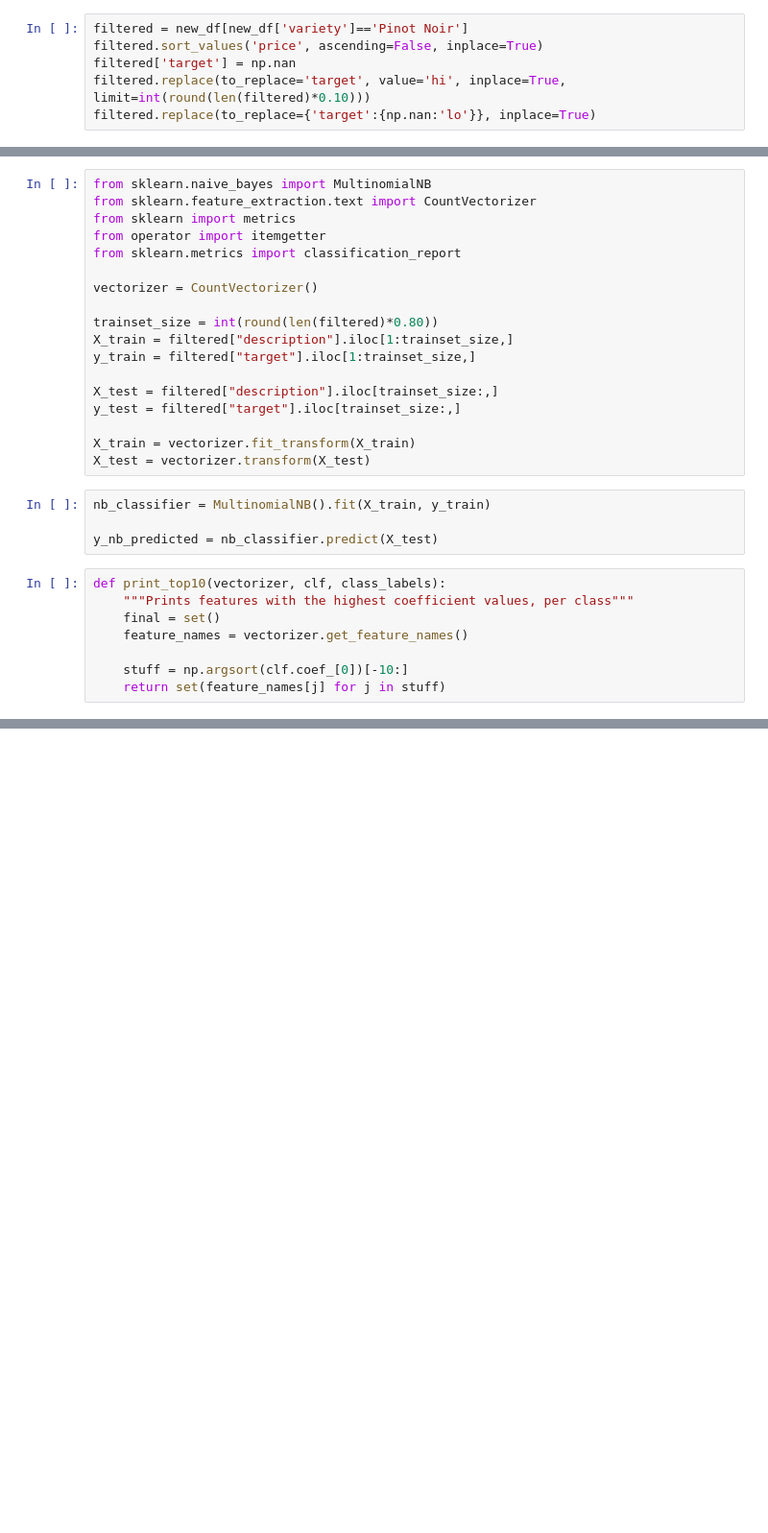
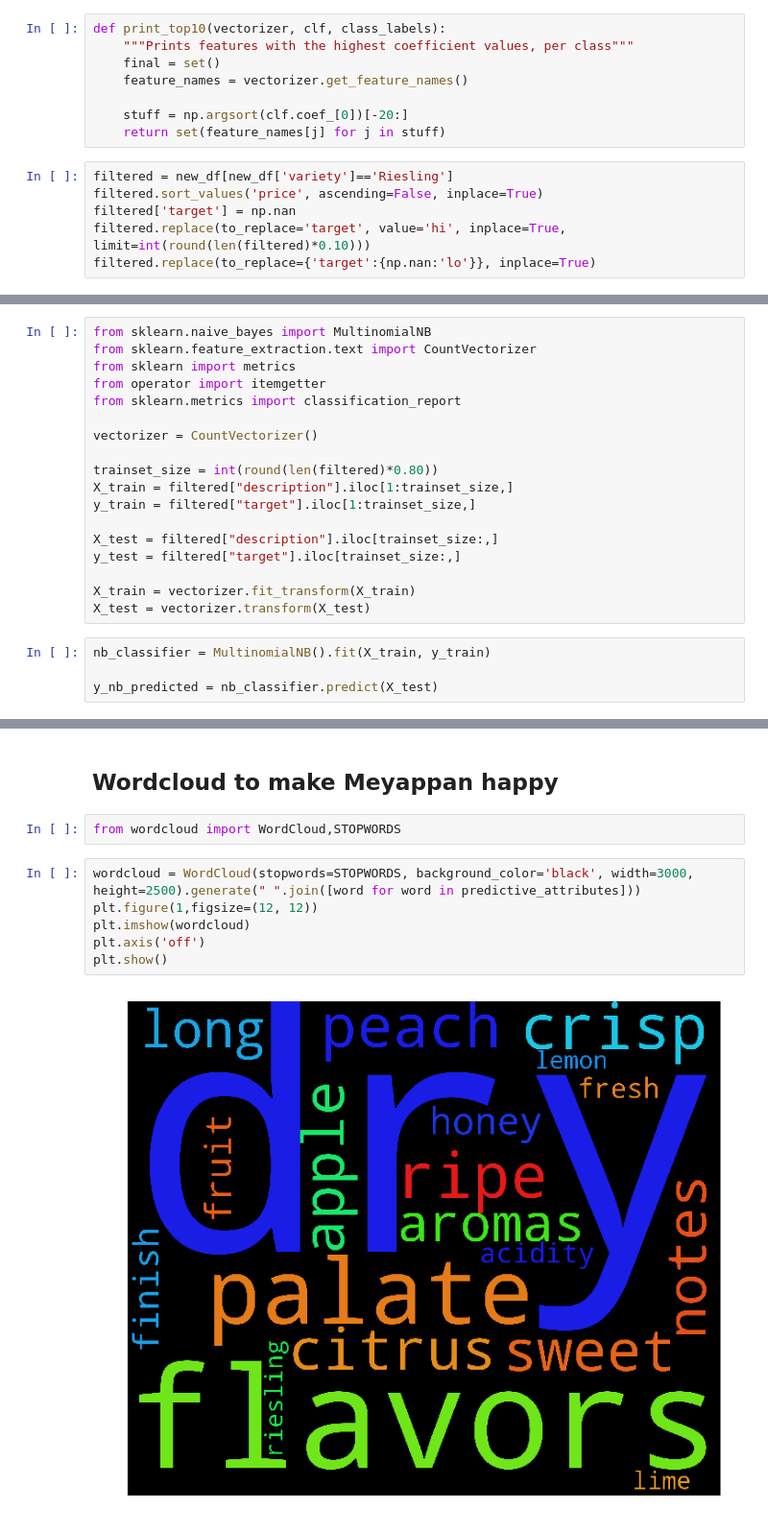
Before and after one commit to p-mckenzie/TextAnalytics, a Jupyter notebook: Project/Text_Project_Paige.ipynb, the cells around one changed output, grey strips where cells are left out. Shown at 96% size. Cells and saved outputs as stored; diff of their text form; blank space fills up the shorter version.

Commit message:
stuff

```diff
--- a/Project/Text_Project_Paige.ipynb
+++ b/Project/Text_Project_Paige.ipynb
@@ -398,8 +398,16 @@ new[new['avg']>.1].sort_values('range', ascending=False)
 | 64 | fresh | 0.157506 | 0.158247 | 0.157876 | 0.000740787 |
 # %% [markdown]
 ## Words most predictive of higher prices
+# %%
+def print_top10(vectorizer, clf, class_labels):
+    """Prints features with the highest coefficient values, per class"""
+    final = set()
+    feature_names = vectorizer.get_feature_names()
+
+    stuff = np.argsort(clf.coef_[0])[-20:]
+    return set(feature_names[j] for j in stuff)
 # %%
-filtered = new_df[new_df['variety']=='Pinot Noir']
+filtered = new_df[new_df['variety']=='Riesling']
 filtered.sort_values('price', ascending=False, inplace=True)
 filtered['target'] = np.nan
 filtered.replace(to_replace='target', value='hi', inplace=True, limit=int(round(len(filtered)*0.10)))
@@ -440,14 +448,6 @@ X_test = vectorizer.transform(X_test)
 nb_classifier = MultinomialNB().fit(X_train, y_train)
 
 y_nb_predicted = nb_classifier.predict(X_test)
-# %%
-def print_top10(vectorizer, clf, class_labels):
-    """Prints features with the highest coefficient values, per class"""
-    final = set()
-    feature_names = vectorizer.get_feature_names()
-
-    stuff = np.argsort(clf.coef_[0])[-10:]
-    return set(feature_names[j] for j in stuff)
 # %%
 predictive_attributes = list(print_top10(vectorizer, nb_classifier, ['hi']))
 print predictive_attributes
@@ -455,0 +456,12 @@ print predictive_attributes
+# %% [markdown]
+## Wordcloud to make Meyappan happy
+# %%
+from wordcloud import WordCloud,STOPWORDS
+# %%
+wordcloud = WordCloud(stopwords=STOPWORDS, background_color='black', width=3000, height=2500).generate(" ".join([word for word in predictive_attributes]))
+plt.figure(1,figsize=(12, 12))
+plt.imshow(wordcloud)
+plt.axis('off')
+plt.show()
+# %% [output]
+[figure, added]
```
Also changed, not shown: parts of 1 cell of this notebook.
